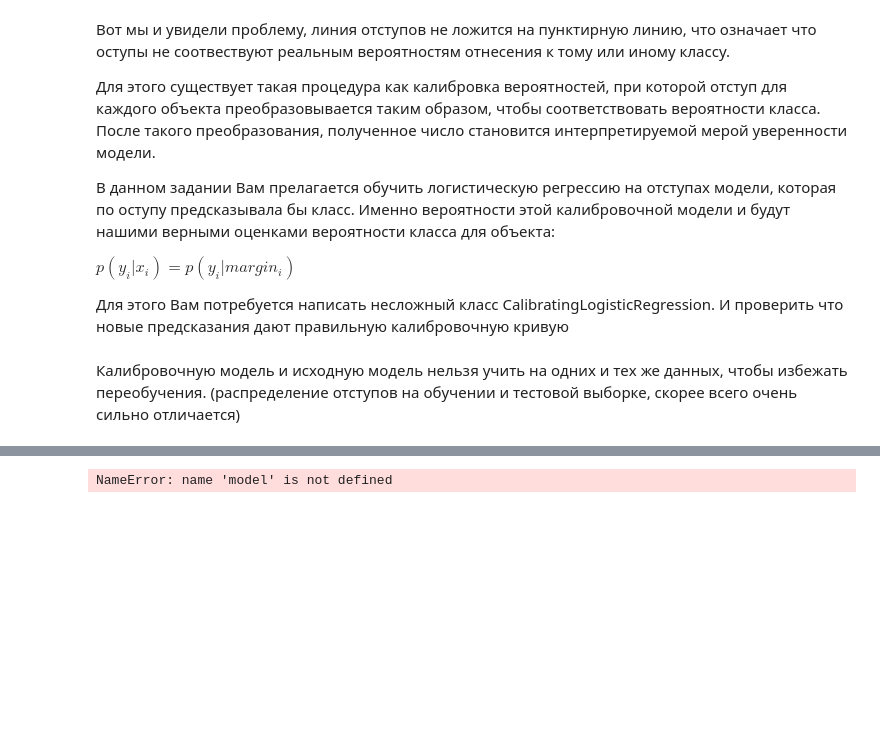
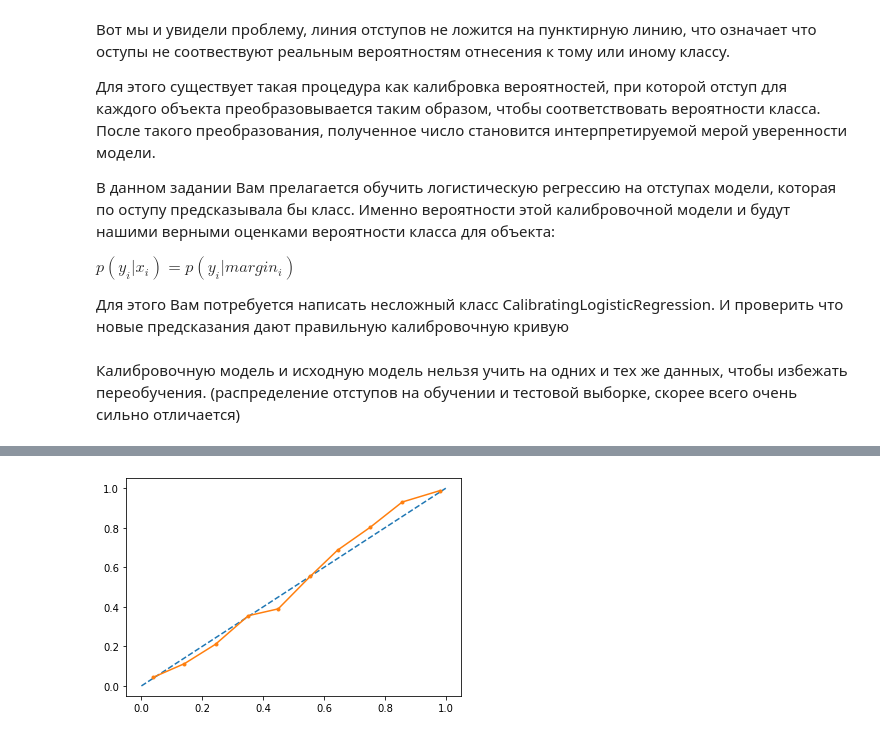
Before and after one commit to 23Grammer58/ML_course_sirius, a Jupyter notebook: task2/SVM_homework.ipynb, the cells around one changed output, grey strips where cells are left out. Saved outputs shown, nothing was run; the diff lists cells and outputs as text; code cells hidden in the pictures; blank space fills up the shorter version.

```diff
--- a/task2/SVM_homework.ipynb
+++ b/task2/SVM_homework.ipynb
@@ -78,11 +122,14 @@ NameError: name 'trainy' is not defined
 # %%
 probs = calibrating_model.predict_proba(model.decision_function(testX))
+new_probs = []
+for i in probs:
+    new_probs.append(i[1])
 # reliability diagram
-fop, mpv = calibration_curve(testy, probs, n_bins=10, normalize=True)
+fop, mpv = calibration_curve(testy, new_probs, n_bins=10, normalize=True)
 # plot perfectly calibrated
 plt.plot([0, 1], [0, 1], linestyle='--')
 # plot calibrated reliability
 plt.plot(mpv, fop, marker='.')
 plt.show()
 # %% [output]
-NameError: name 'model' is not defined
+[figure, added]
```
Also changed, not shown: parts of 9 cells of this notebook.
